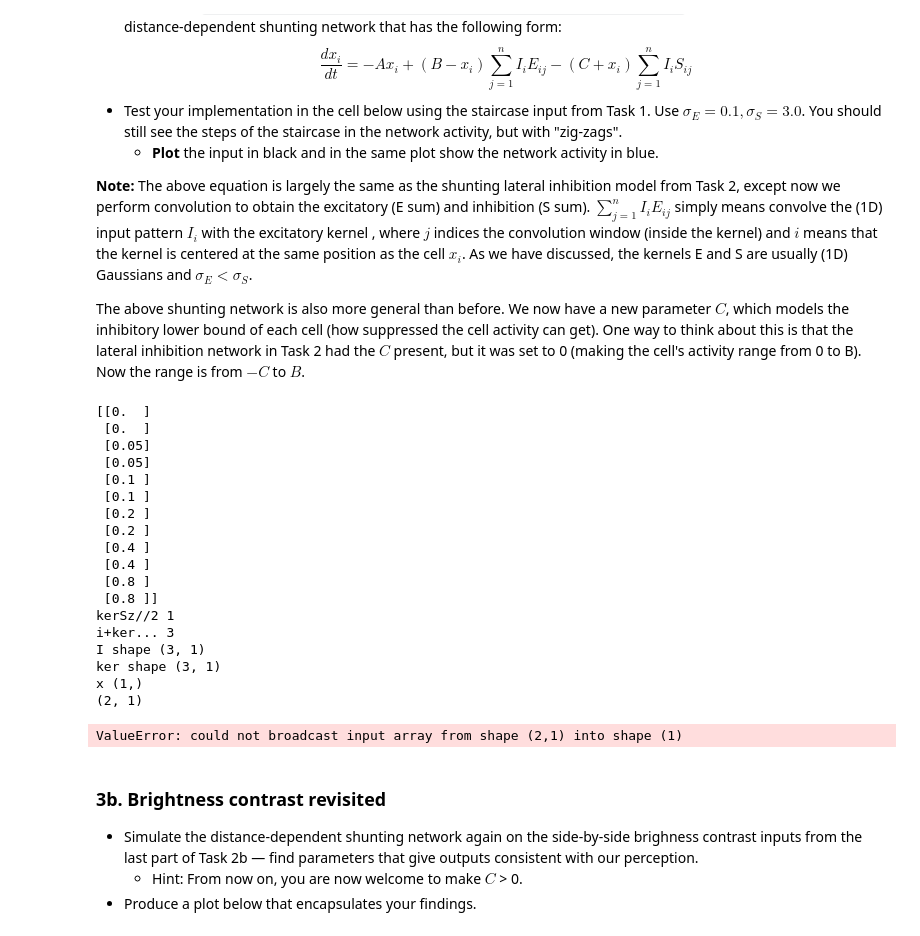
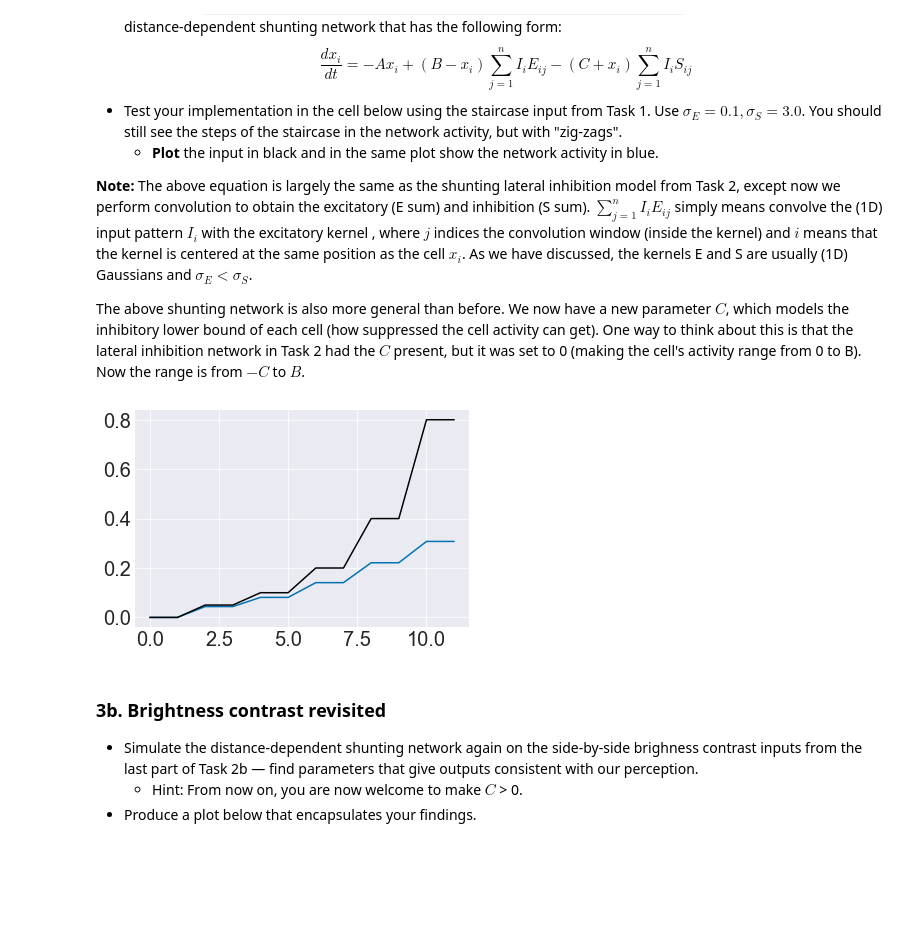
Before and after one commit to ejseal21/Computational-Neuroscience, a Jupyter notebook: Project3/CompNets.ipynb, the cells around one changed output. Drawn from its saved outputs; the diff is of its cells as text; code cells hidden in the pictures; blank space fills up the shorter version.

Commit message:
a bit of progress on image conv

```diff
--- a/Project3/CompNets.ipynb
+++ b/Project3/CompNets.ipynb
@@ -372,30 +372,12 @@ The goal of this task is to implement and simulate a distance-dependent shunting
 
 The above shunting network is also more general than before. We now have a new parameter $C$, which models the inhibitory lower bound of each cell (how suppressed the cell activity can get). One way to think about this is that the lateral inhibition network in Task 2 had the $C$ present, but it was set to 0 (making the cell's activity range from 0 to B). Now the range is from $-C$ to $B$.
 # %%
-print(stairs)
 net_acts = competitive_nets.dist_dep_net(stairs, 1, 1, 0, 1.0, 3.0, 3, 3, 0.001)
 plt.plot(net_acts[-1])
+plt.plot(stairs, color='black')
 plt.show()
 # %% [output]
-[[0.  ]
- [0.  ]
- [0.05]
- [0.05]
- [0.1 ]
- [0.1 ]
- [0.2 ]
- [0.2 ]
- [0.4 ]
- [0.4 ]
- [0.8 ]
- [0.8 ]]
-kerSz//2 1
-i+ker... 3
-I shape (3, 1)
-ker shape (3, 1)
-x (1,)
-(2, 1)
-ValueError: could not broadcast input array from shape (2,1) into shape (1)
+[figure, added]
 # %% [markdown]
 ### 3b. Brightness contrast revisited
 
```
Also changed, not shown: parts of 1 cell of this notebook, 1 other file.
